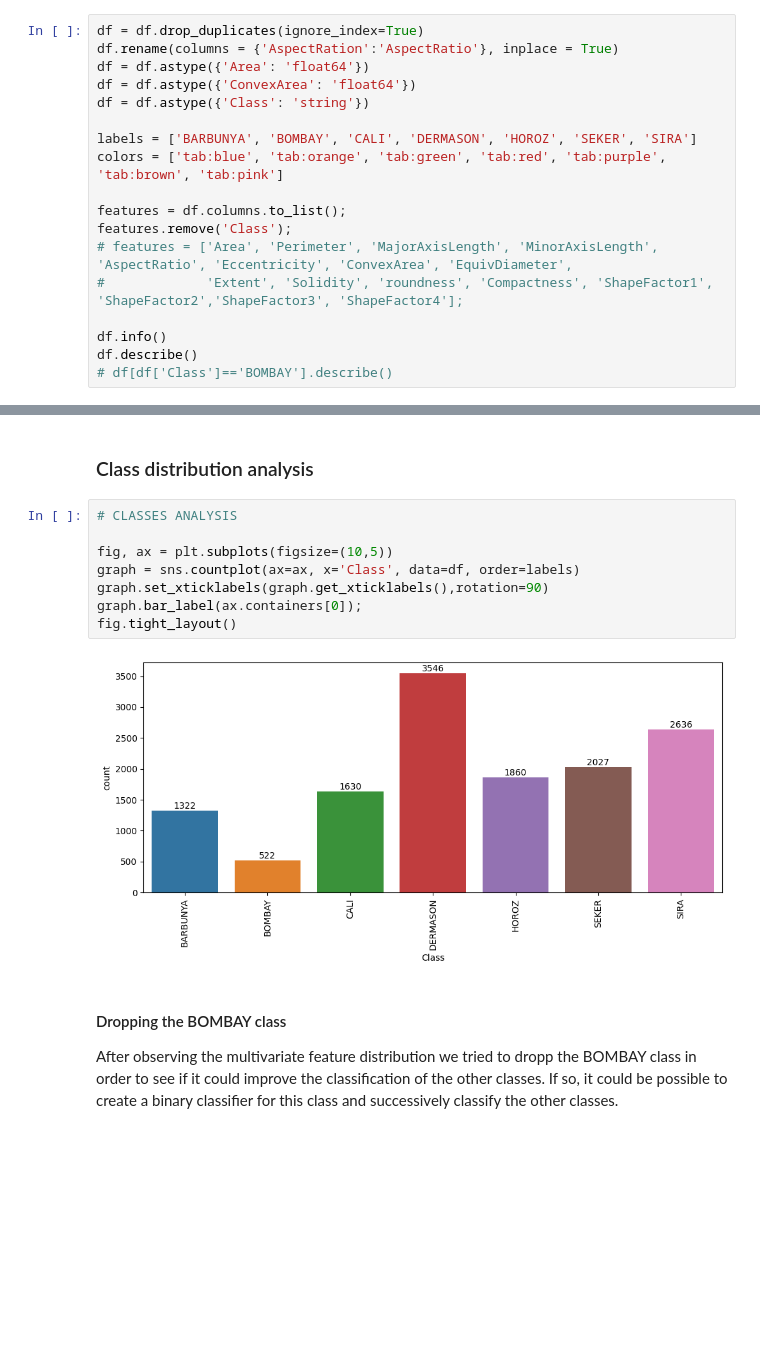
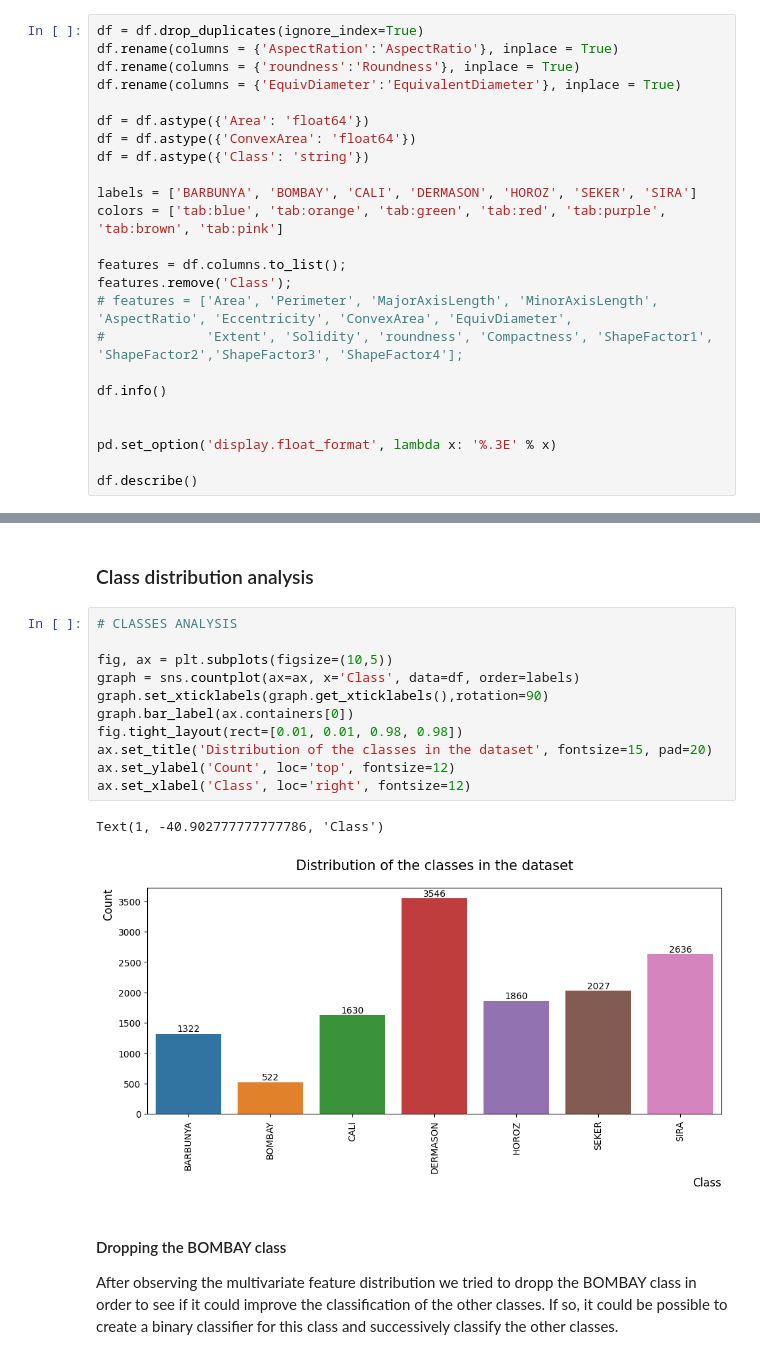
Before and after one commit to samuponz/drybeans, a Jupyter notebook: dry_beans_main.ipynb, the cells around one changed output, grey strips where cells are left out. Saved outputs shown, nothing was run; the diff lists cells and outputs as text; blank space fills up the shorter version.

```diff
--- a/dry_beans_main.ipynb
+++ b/dry_beans_main.ipynb
@@ -318,6 +357,9 @@ df = pd.read_excel("DryBeanDataset/Dry_Bean_Dataset.xlsx")
 # %%
 df = df.drop_duplicates(ignore_index=True)
 df.rename(columns = {'AspectRation':'AspectRatio'}, inplace = True)
+df.rename(columns = {'roundness':'Roundness'}, inplace = True)
+df.rename(columns = {'EquivDiameter':'EquivalentDiameter'}, inplace = True)
+
 df = df.astype({'Area': 'float64'})
 df = df.astype({'ConvexArea': 'float64'})
 df = df.astype({'Class': 'string'})
@@ -331,8 +373,11 @@ features.remove('Class');
 #             'Extent', 'Solidity', 'roundness', 'Compactness', 'ShapeFactor1', 'ShapeFactor2','ShapeFactor3', 'ShapeFactor4'];
 
 df.info()
+
+
+pd.set_option('display.float_format', lambda x: '%.3E' % x)
+
 df.describe()
-# df[df['Class']=='BOMBAY'].describe()
 # %% [output]
 <class 'pandas.core.frame.DataFrame'>
 RangeIndex: 13543 entries, 0 to 13542
@@ -386,13 +446,17 @@ df.hist(figsize=(20,15),bins=100); #Note: Through this plot we noticed the first
 # %%
 # CLASSES ANALYSIS
 
 fig, ax = plt.subplots(figsize=(10,5))
 graph = sns.countplot(ax=ax, x='Class', data=df, order=labels)
 graph.set_xticklabels(graph.get_xticklabels(),rotation=90)
-graph.bar_label(ax.containers[0]);
-fig.tight_layout()
+graph.bar_label(ax.containers[0])
+fig.tight_layout(rect=[0.01, 0.01, 0.98, 0.98])
+ax.set_title('Distribution of the classes in the dataset', fontsize=15, pad=20)
+ax.set_ylabel('Count', loc='top', fontsize=12)
+ax.set_xlabel('Class', loc='right', fontsize=12)
 # %% [output]
+Text(1, -40.902777777777786, 'Class')
-[figure, old version]
+[figure, new version]
 # %% [markdown]
 #### Dropping the BOMBAY class
 
```
Also changed, not shown: parts of 41 cells of this notebook.
